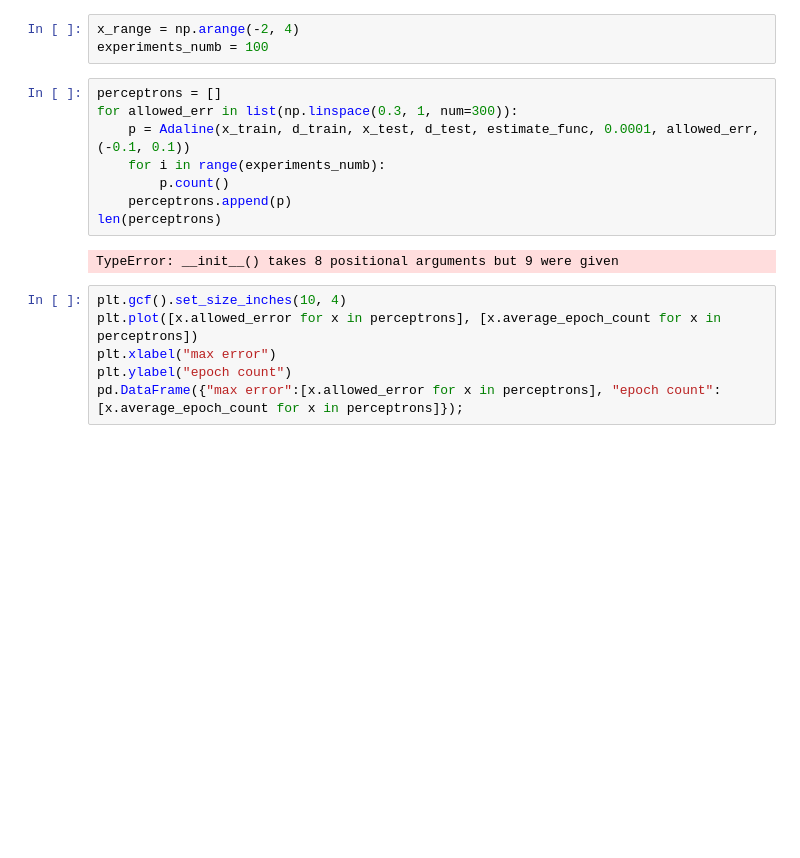
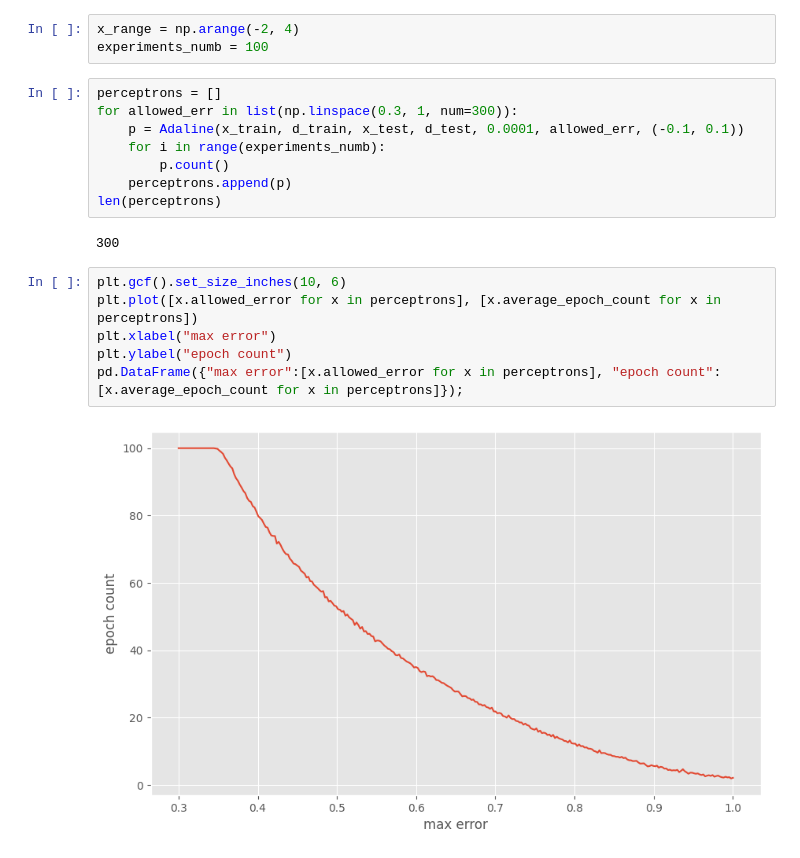
Before and after one commit to ksproska/sieci_neuronowe, a Jupyter notebook: adaline/diff_max_err.ipynb, the cells around one changed output. Saved outputs shown, nothing was run; the diff lists cells and outputs as text; blank space fills up the shorter version.

```diff
--- a/adaline/diff_max_err.ipynb
+++ b/adaline/diff_max_err.ipynb
@@ -30,17 +29,19 @@ experiments_numb = 100
 # %%
 perceptrons = []
 for allowed_err in list(np.linspace(0.3, 1, num=300)):
-    p = Adaline(x_train, d_train, x_test, d_test, estimate_func, 0.0001, allowed_err, (-0.1, 0.1))
+    p = Adaline(x_train, d_train, x_test, d_test, 0.0001, allowed_err, (-0.1, 0.1))
     for i in range(experiments_numb):
         p.count()
     perceptrons.append(p)
 len(perceptrons)
 # %% [output]
-TypeError: __init__() takes 8 positional arguments but 9 were given
+300
 # %%
-plt.gcf().set_size_inches(10, 4)
+plt.gcf().set_size_inches(10, 6)
 plt.plot([x.allowed_error for x in perceptrons], [x.average_epoch_count for x in perceptrons])
 plt.xlabel("max error")
 plt.ylabel("epoch count")
 pd.DataFrame({"max error":[x.allowed_error for x in perceptrons], "epoch count":[x.average_epoch_count for x in perceptrons]});
+# %% [output]
+[figure, added]
 # %%
```
Also changed, not shown: parts of 3 cells of this notebook, 4 other files.
